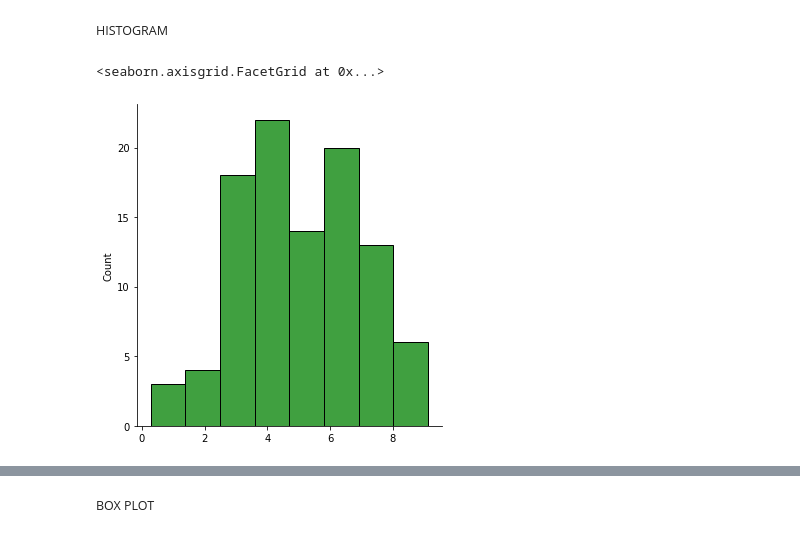
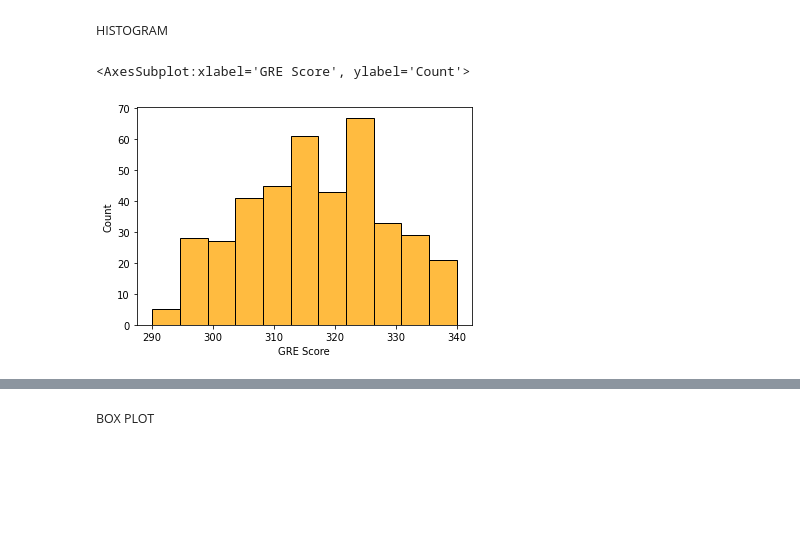
Before and after one commit to IBM-EPBL/IBM-Project-38189-1660374589, a Jupyter notebook: Project Folder/University Admission Prediction.ipynb, the cells around one changed output, grey strips where cells are left out. Cells and saved outputs as stored; diff of their text form; code cells hidden in the pictures; blank space fills up the shorter version.

```diff
--- a/Project Folder/University Admission Prediction.ipynb
+++ b/Project Folder/University Admission Prediction.ipynb
@@ -56,8 +88,8 @@ from scipy import stats
 c=np.random.normal(loc=5,size=100,scale=2)
 # %% [markdown]
 <small> HISTOGRAM </small>
-# %%
-sns.displot(c,color="green")
-# %% [output]
-<seaborn.axisgrid.FacetGrid at 0x...>
-[figure, removed]
+# %%
+sns.histplot(data["GRE Score"],color='orange')
+# %% [output]
+<AxesSubplot:xlabel='GRE Score', ylabel='Count'>
+[figure, added]
```
Also changed, not shown: parts of 30 cells of this notebook, 1 other file.
